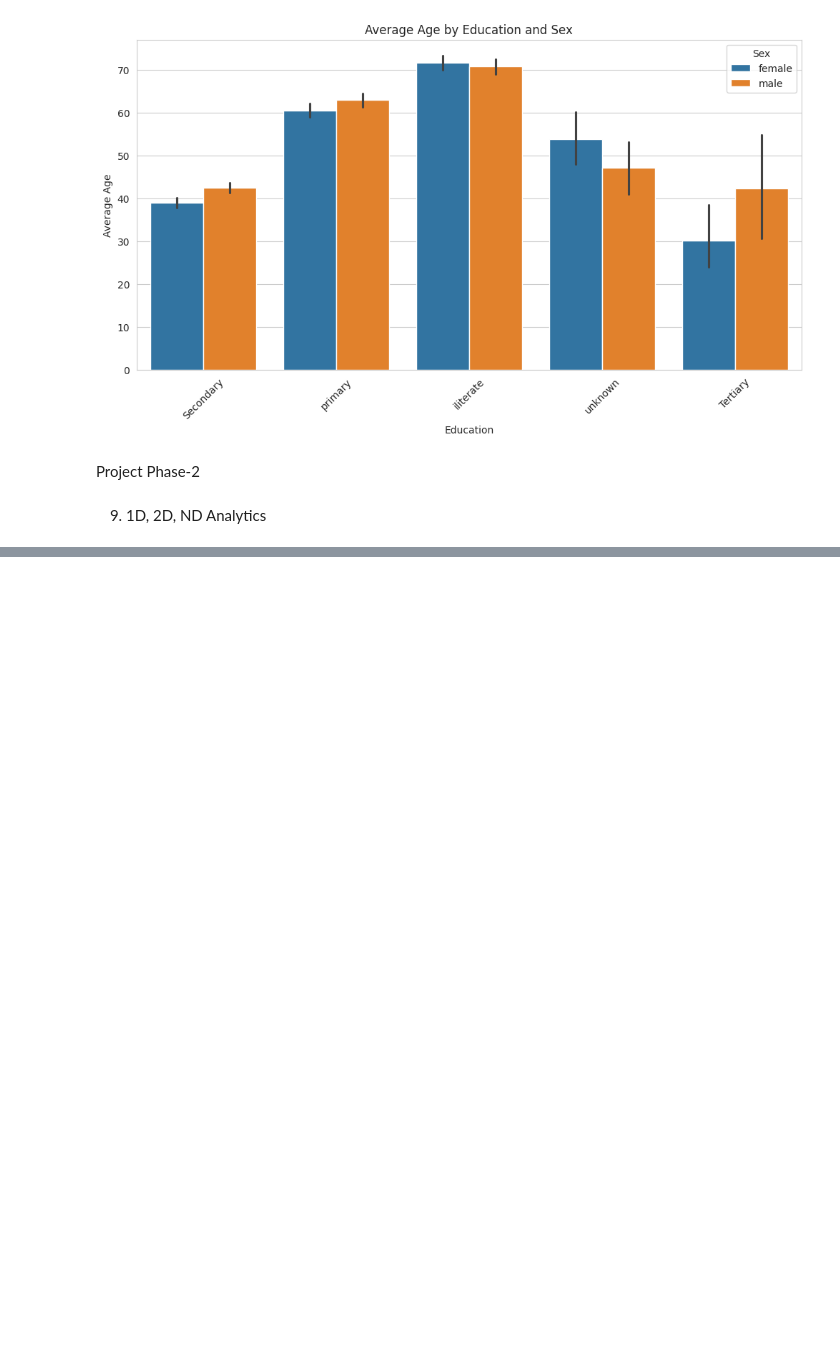
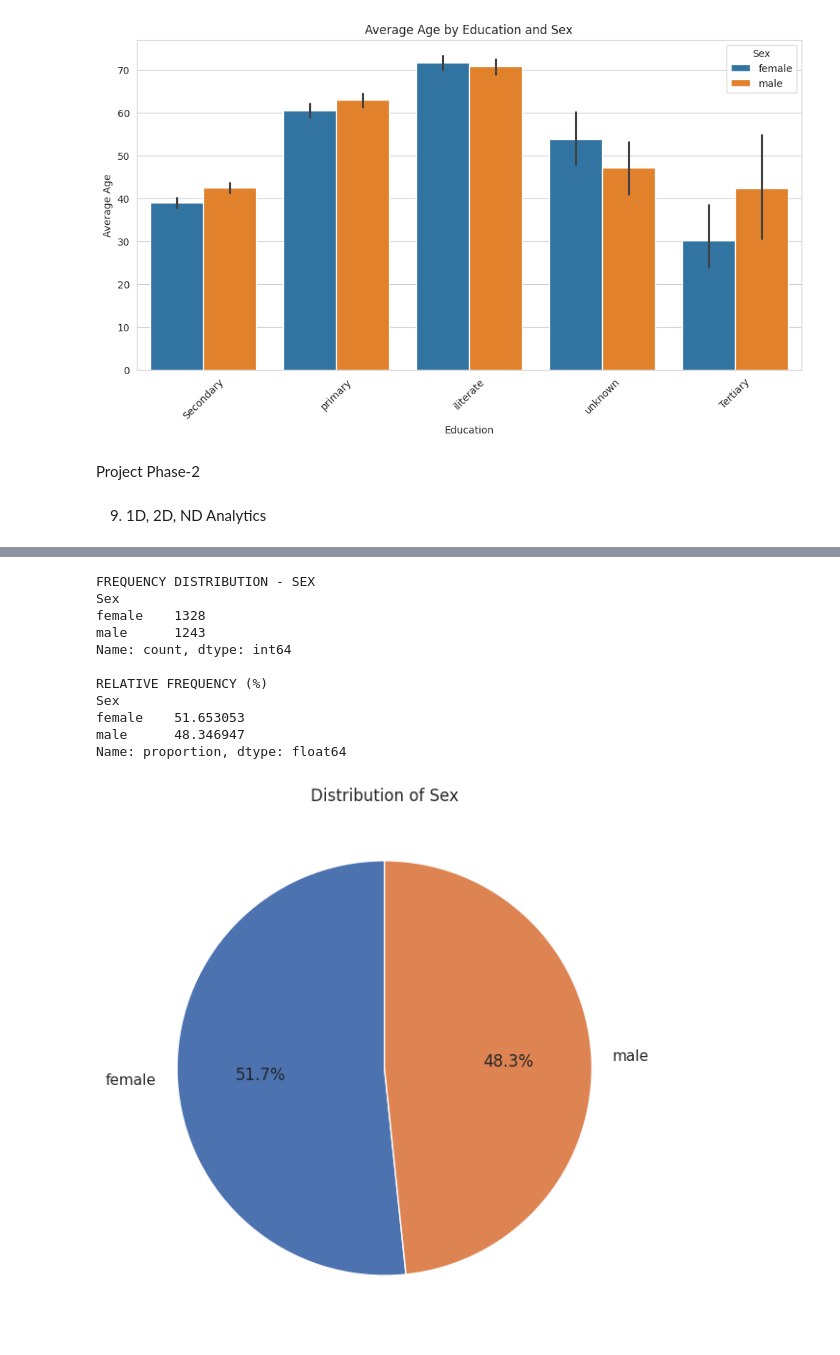
Before and after one commit to kyogeshsagar/K_YOGESH_SAGAR, a Jupyter notebook: EDA_Phase1.ipynb, the cells around one changed output, grey strips where cells are left out. Drawn from its saved outputs; the diff is of its cells as text; code cells hidden in the pictures; blank space fills up the shorter version.

```diff
--- a/EDA_Phase1.ipynb
+++ b/EDA_Phase1.ipynb
@@ -1391,3 +1391,16 @@ import seaborn as sns
 from scipy.stats import skew, kurtosis
 
 sns.set_theme(style="whitegrid")
+# %%
+# 1. LOAD DATASET
+url = "https://raw.githubusercontent.com/salemprakash/EDA/main/Data/SuicideChina.csv"
+
+df = pd.read_csv(url)
+
+print("=" * 60)
+print("DATASET INFORMATION")
+print("=" * 60)
+
+print("Shape:", df.shape)
+print(df.head())
+print(df.info())
@@ -1393,0 +1467,53 @@ sns.set_theme(style="whitegrid")
+# %%
+# 4. FREQUENCY DISTRIBUTION
+print("\nFREQUENCY DISTRIBUTION - SEX")
+
+freq = df["Sex"].value_counts()
+
+print(freq)
+
+print("\nRELATIVE FREQUENCY (%)")
+
+relative_freq = df["Sex"].value_counts(normalize=True) * 100
+
+print(relative_freq)
+
+
+# Pie Chart
+
+plt.figure(figsize=(7, 7))
+
+df["Sex"].value_counts().plot(
+    kind="pie",
+    autopct="%1.1f%%",
+    startangle=90
+)
+
+plt.title("Distribution of Sex")
+plt.ylabel("")
+plt.show()
+
+
+# Bar Plot
+
+plt.figure(figsize=(7, 5))
+
+sns.countplot(data=df, x="Sex")
+
+plt.title("Frequency Distribution of Sex")
+plt.xlabel("Sex")
+plt.ylabel("Frequency")
+plt.show()
+# %% [output]
+FREQUENCY DISTRIBUTION - SEX
+Sex
+female    1328
+male      1243
+Name: count, dtype: int64
+
+RELATIVE FREQUENCY (%)
+Sex
+female    51.653053
+male      48.346947
+Name: proportion, dtype: float64
+[figure, added]
```
Also changed, not shown: parts of 13 cells of this notebook.
